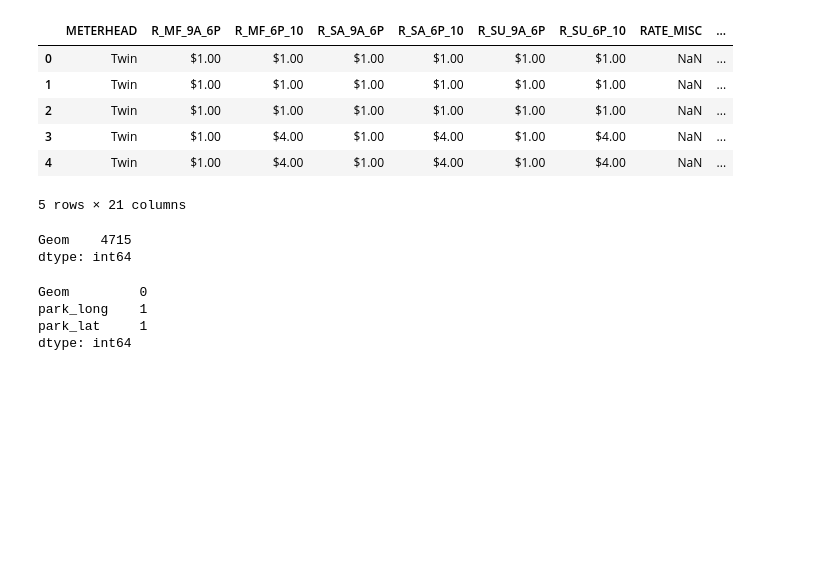
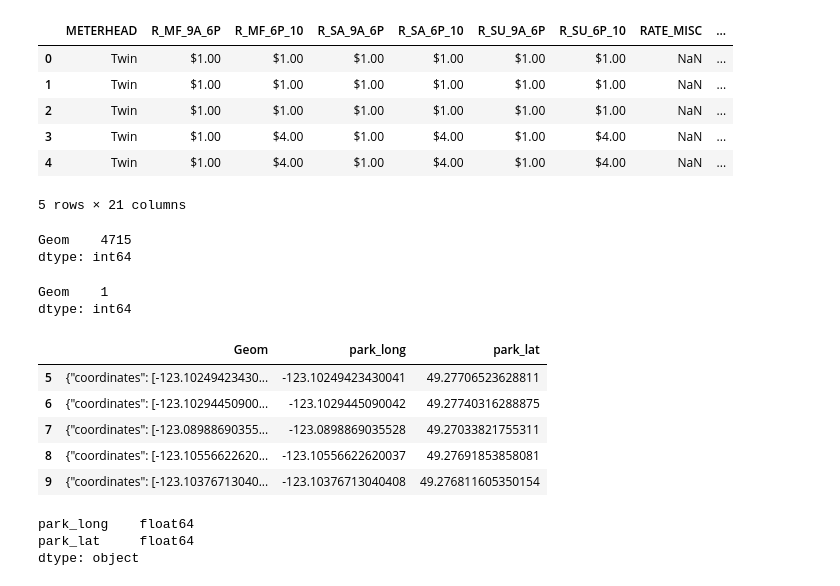
Before and after one commit to LazarAdamovic/Crime-in-Vancouver, a Jupyter notebook: Jupyter_notebooks_preprocessing.ipynb, the cells around one changed output. Saved outputs shown, nothing was run; the diff lists cells and outputs as text; code cells hidden in the pictures; blank space fills up the shorter version.

Commit message:
more pre-processing

```diff
--- a/Jupyter_notebooks_preprocessing.ipynb
+++ b/Jupyter_notebooks_preprocessing.ipynb
@@ -407,17 +378,72 @@ park_df['park_lat']=[lat_func(x) for x in park_df['Geom']]
+# %%
+# dropping duplicates
+
+park_df=park_df.drop_duplicates(subset=['Geom'], keep=False)
 # %%
 # null count
 
 park_df.isnull().sum()
 # %% [output]
-Geom         0
-park_long    1
-park_lat     1
+Geom    1
 dtype: int64
 # %%
 # drop the nulls
 
 park_df=park_df.dropna()
+# %%
+# pre-processing longitude/lattitude vales
+
+# the data value describing the data for the long and lat is messy and requires some data cleaning
+# the data is stored as a set of dictionaries. Pandas cannot interpret dictionaries, so they must be turned into a string and pre-processed further
+
+# turn data into string to prepare it for pre-processing
+park_df=park_df[['Geom']].astype(str)
+
+# function to extract longitude from data
+def long_func(x):
+    a=x.split()
+    if len(a)>1:
+        ret=a[1]
+        ret = re.sub(r'[^-\d*\.\d*]', "", ret)
+    else:
+        ret=None
+    return ret
+
+# function to extract lattitude from data
+def lat_func(x):
+    a=x.split()
+    if len(a)>1:
+        ret=a[2]
+        ret = re.sub(r'[^-\d*\.\d*]', "", ret)
+    else:
+        ret=None
+    return ret
+# %%
+# run functions
+
+park_df['park_lat']=[lat_func(x) for x in park_df['Geom']]
+park_df['park_long']=[long_func(x) for x in park_df['Geom']]
+
+# dataframe
+park_df.head()
+# %% [output]
+|  | Geom | park_long | park_lat |
+| 5 | {"coordinates": [-123.10249423430... | -123.10249423430041 | 49.27706523628811 |
+| 6 | {"coordinates": [-123.10294450900... | -123.1029445090042 | 49.27740316288875 |
+| 7 | {"coordinates": [-123.08988690355... | -123.0898869035528 | 49.27033821755311 |
+| 8 | {"coordinates": [-123.10556622620... | -123.10556622620037 | 49.27691853858081 |
+| 9 | {"coordinates": [-123.10376713040... | -123.10376713040408 | 49.276811605350154 |
 # %%
 # drop the columns that we don't need
 
 park_df=park_df.drop(columns=['Geom'])
+# %%
+# turns each value individually into int
+park_df=park_df.applymap(lambda x: float(x))
+
+#check that it's correct
+park_df.dtypes
+# %% [output]
+park_long    float64
+park_lat     float64
+dtype: object
```
Also changed, not shown: parts of 16 cells of this notebook.
